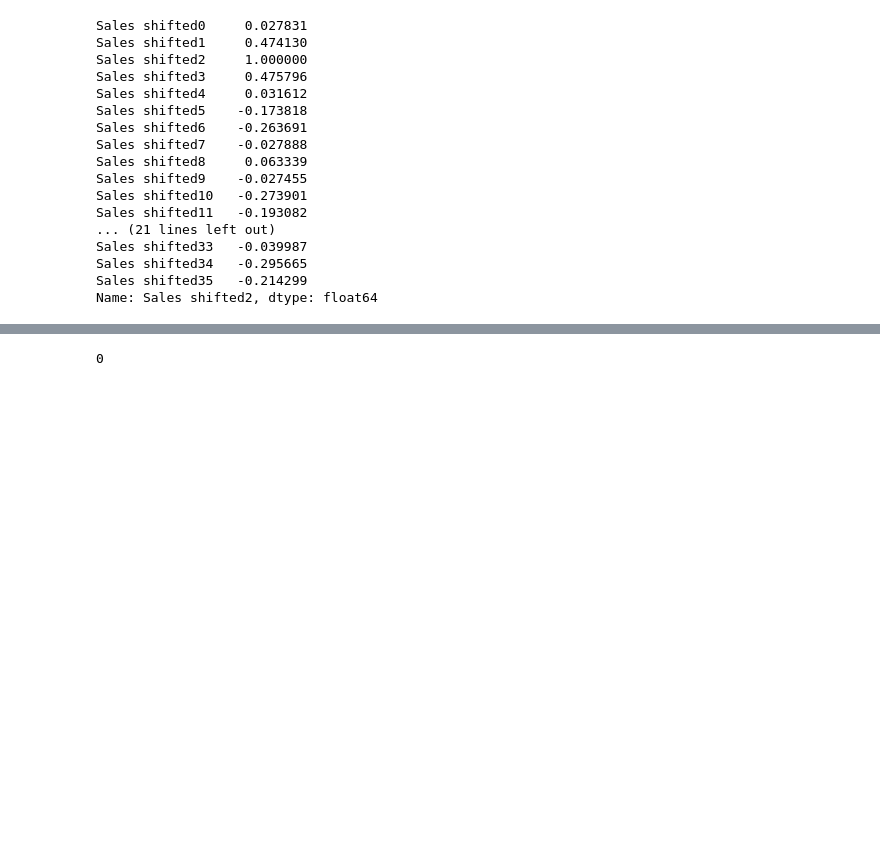
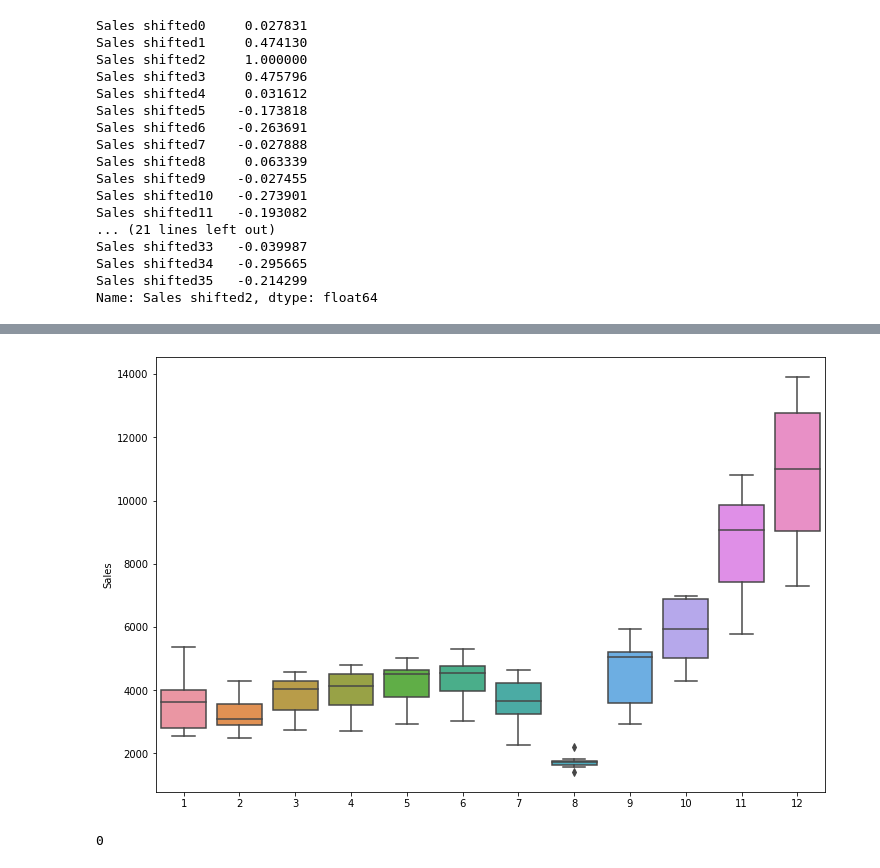
Before and after one commit to andiosika/timeseries, a Jupyter notebook: Champagne_TS.ipynb, the cells around one changed output, grey strips where cells are left out. Drawn from its saved outputs; the diff is of its cells as text; code cells hidden in the pictures; blank space fills up the shorter version.

```diff
--- a/Champagne_TS.ipynb
+++ b/Champagne_TS.ipynb
@@ -424,3 +462,9 @@ ERROR: No matching distribution found for pdarima
+# %%
+plt.figure(figsize=(12,8))
+sns.boxplot(x=df.index.month, y='Sales', data=df, width=.8)
+ax = fig.gca()
+# %% [output]
+[figure, added]
 # %%
 import statsmodels.api as sm
 # %%
```
Also changed, not shown: parts of 39 cells of this notebook.
